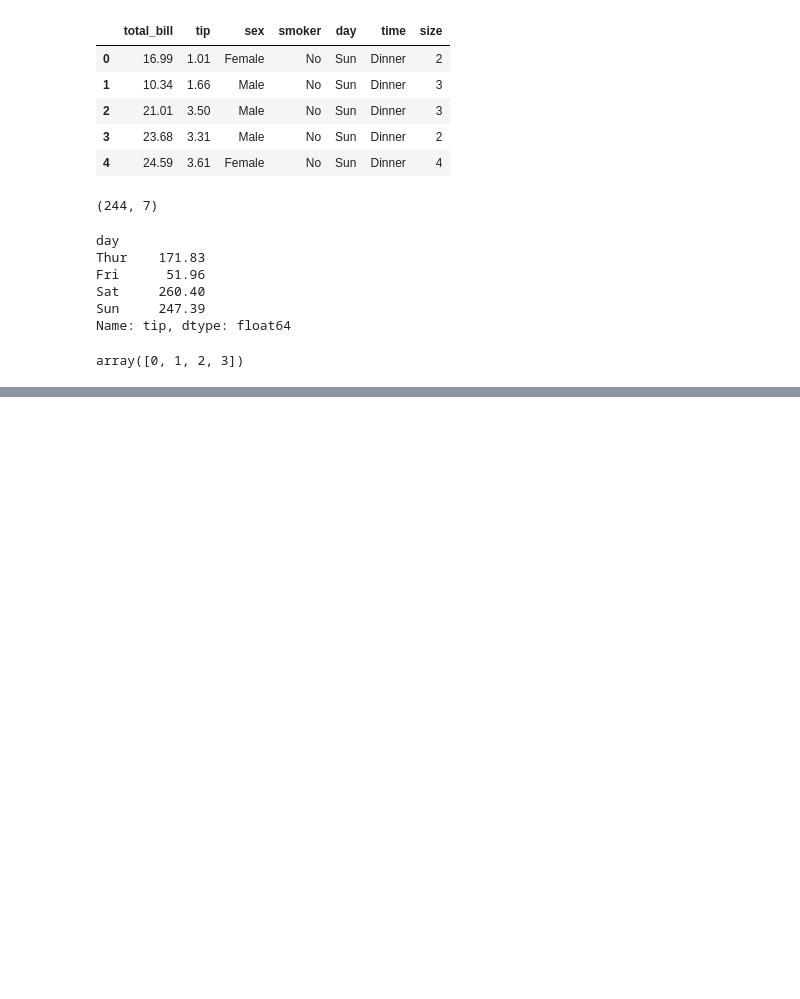
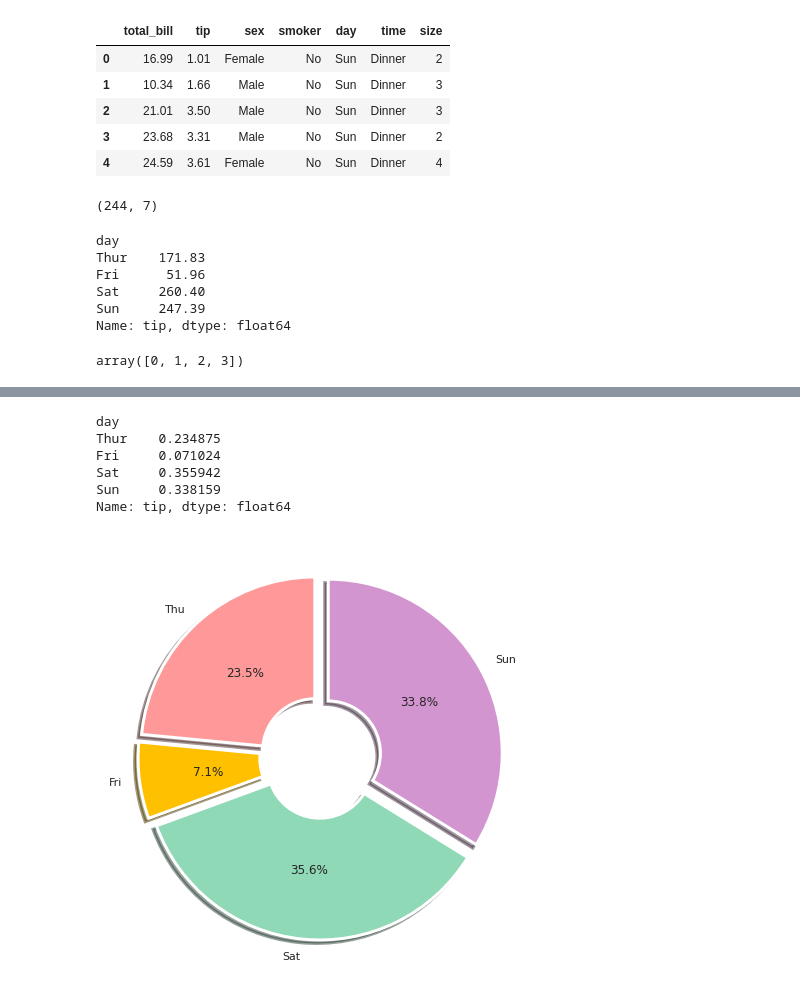
Before and after one commit to mgskko/Machine-Learning, a Jupyter notebook: matplotlib과_seaborn_라이브러리를_활용한_데이터_시각화.ipynb, the cells around one changed output, grey strips where cells are left out. Saved outputs shown, nothing was run; the diff lists cells and outputs as text; code cells hidden in the pictures; blank space fills up the shorter version.

```diff
--- a/matplotlib과_seaborn_라이브러리를_활용한_데이터_시각화.ipynb
+++ b/matplotlib과_seaborn_라이브러리를_활용한_데이터_시각화.ipynb
@@ -97,0 +101,29 @@ plt.show()
+# %%
+#Pie 차트 이해 및 제작
+# matplotlob을 활용한 시각화
+sum_tip_by_day = tips.groupby('day')['tip'].sum()
+ratio_sum_tip_by_day = sum_tip_by_day/sum_tip_by_day.sum()
+ratio_sum_tip_by_day
+# %% [output]
+day
+Thur    0.234875
+Fri     0.071024
+Sat     0.355942
+Sun     0.338159
+Name: tip, dtype: float64
+# %%
+x_label = ['Thu', 'Fri', 'Sat','Sun']
+
+plt.pie(ratio_sum_tip_by_day, # 비율 값
+        labels=x_label, # 라벨 값
+        autopct='%.1f%%', # 부채꼴 안에 표시될 숫자 형식(소수점 1자리까지 표시)
+        startangle=90, # 축이 시작되는 각도 설정
+        counterclock=True, # True: 시계방향순 , False:반시계방향순
+        explode=[0.05,0.05,0.05,0.05], # 중심에서 벗어나는 정도 표시
+        shadow=True, # 그림자 표시 여부
+        colors = ['#ff9999', '#ffc000', '#8fd9b6', '#d395d0'], # colors=['gold','silver','whitesmoke','gray']
+        wedgeprops = {'width':0.7,'edgecolor':'w','linewidth':3}
+        )
+plt.show()
+# %% [output]
+[figure, added]
```
Also changed, not shown: parts of 2 cells of this notebook.
